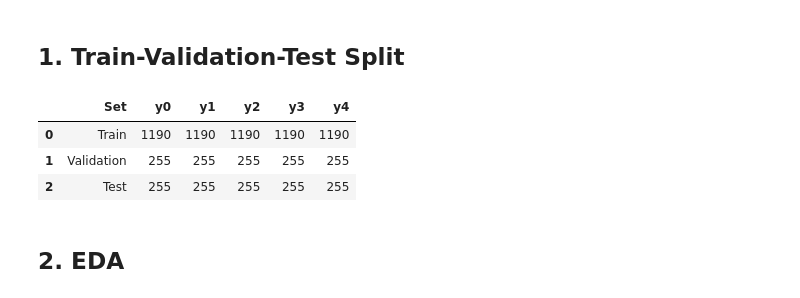
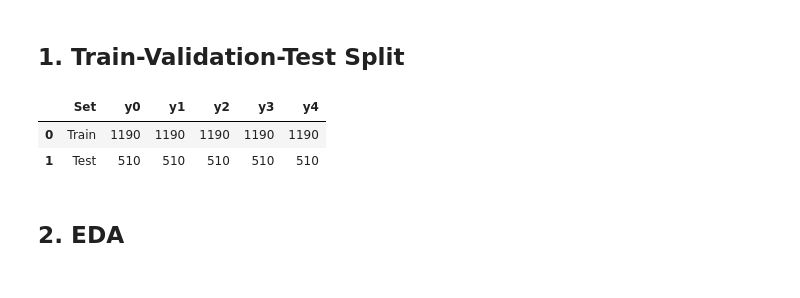
Before and after one commit to danghaidang04/Myocardial_Infraction_Complications_Analysis, a Jupyter notebook: DecisionTree.ipynb, the cells around one changed output. Drawn from its saved outputs; the diff is of its cells as text; code cells hidden in the pictures.

```diff
--- a/DecisionTree.ipynb
+++ b/DecisionTree.ipynb
@@ -37,7 +37,7 @@ X = data.iloc[:, 1:112]
 X = X.drop(related_time_features, axis=1)
 y = [data["ZSN"], data["FIBR_PREDS"], data["P_IM_STEN"], data["REC_IM"], data["OTEK_LANC"]]
 
-X_train, X_val, X_test, y_train, y_val, y_test = [], [], [], [], [], []
+X_train, X_test, y_train, y_test = [], [], [], []
 
 # ! Caution
 # i = 0 => ZSN or Chronic heart failure
@@ -49,28 +49,23 @@ X_train, X_val, X_test, y_train, y_val, y_test = [], [], [], [], [], []
 for i in range(len(y)):
     # Separate train/test split for each target variable
     # Split the data into train and temporary sets
-    X_train_i, X_temp_i, y_train_i, y_temp_i = train_test_split(X, y[i], train_size=0.7, random_state=0, shuffle = False)
+    X_train_i, X_test_i, y_train_i, y_test_i = train_test_split(X, y[i], train_size=0.7, random_state=0, stratify=y[i])
 
-    # Split the temporary set into validation and test sets
-    X_val_i, X_test_i, y_val_i, y_test_i = train_test_split(X_temp_i, y_temp_i, train_size=0.5, random_state=0, shuffle = False)
     X_train.append(X_train_i)
-    X_val.append(X_val_i)
     X_test.append(X_test_i)
     y_train.append(y_train_i)
-    y_val.append(y_val_i)
     y_test.append(y_test_i)
 # %%
 # Check the number of samples in each set and print as a table
-results = {"Set": ["Train", "Validation", "Test"]}
+results = {"Set": ["Train", "Test"]}
 for i in range(len(y)):
-    results[f"y{i}"] = [len(y_train[i]), len(y_val[i]), len(y_test[i])]
+    results[f"y{i}"] = [len(y_train[i]), len(y_test[i])]
 results = pd.DataFrame(results)
 results
 # %% [output]
 |  | Set | y0 | y1 | y2 | y3 | y4 |
 | 0 | Train | 1190 | 1190 | 1190 | 1190 | 1190 |
-| 1 | Validation | 255 | 255 | 255 | 255 | 255 |
-| 2 | Test | 255 | 255 | 255 | 255 | 255 |
+| 1 | Test | 510 | 510 | 510 | 510 | 510 |
 # %% [markdown]
 ## 2. EDA
 # %% [markdown]
```
Also changed, not shown: parts of 79 cells of this notebook.
